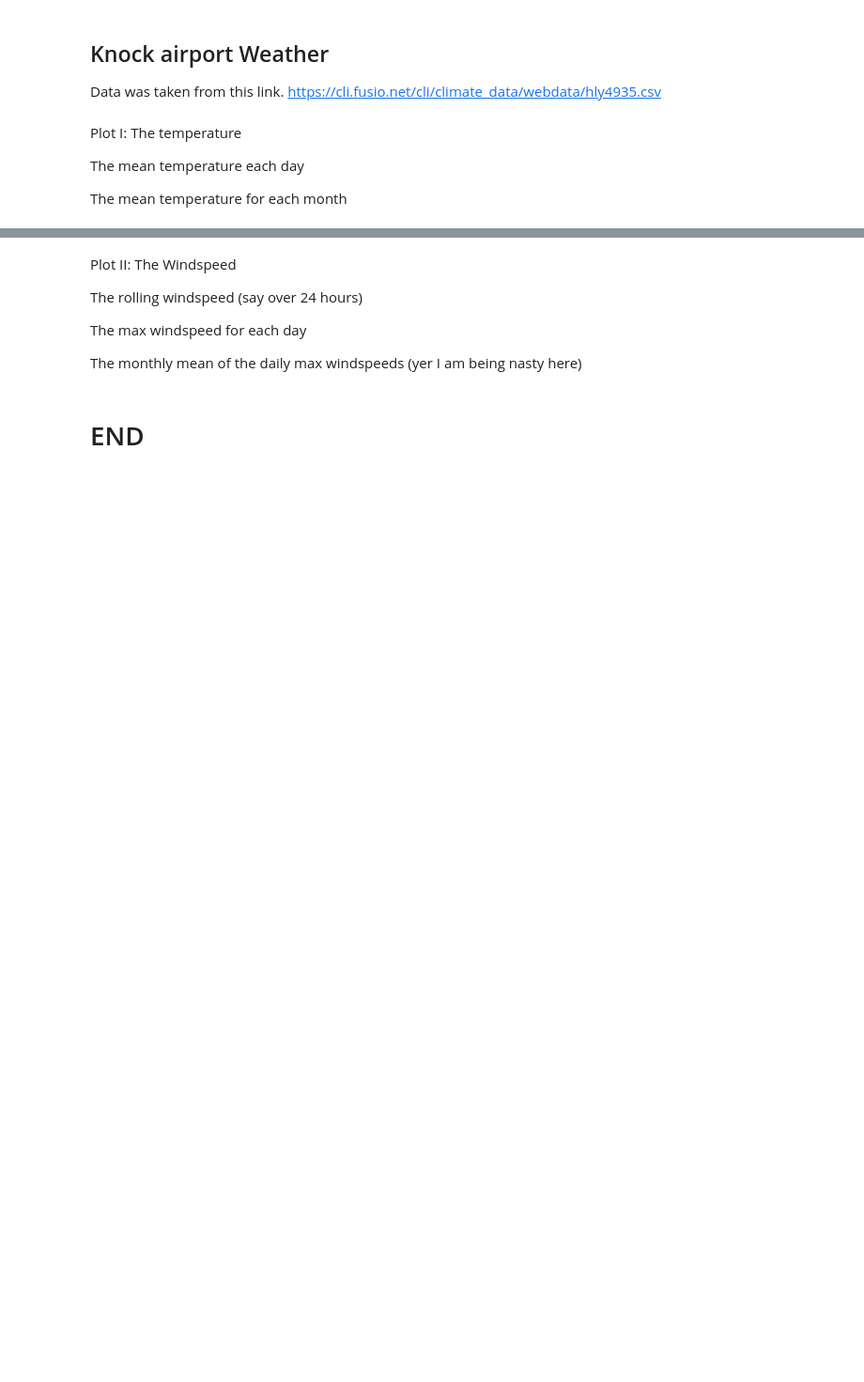
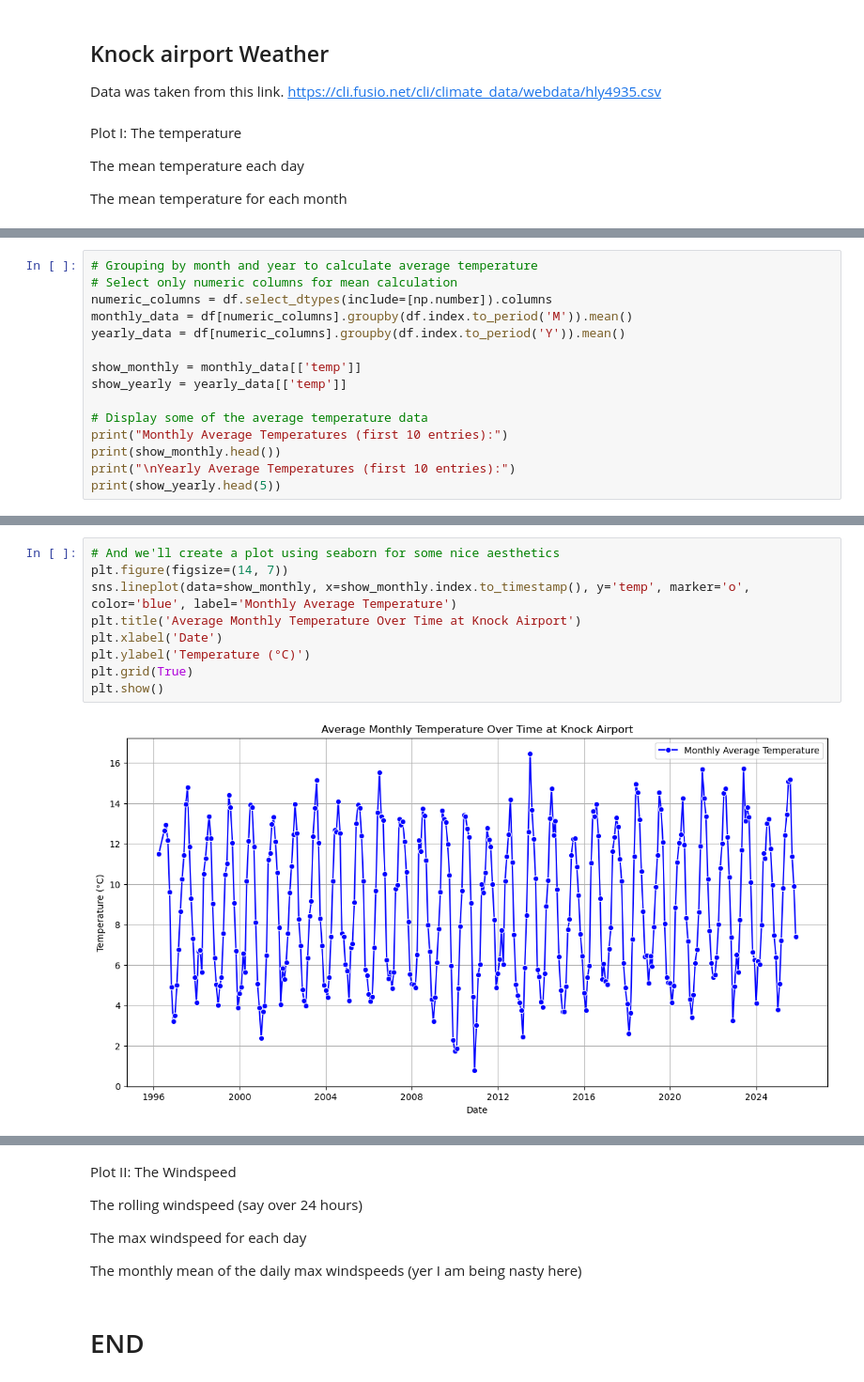
Before and after one commit to marianemcgrath/pfda, a Jupyter notebook: assignment/assignment06_weather.ipynb, the cells around one changed output, grey strips where cells are left out. Shown: that part at 94% size. Saved outputs shown, nothing was run; the diff lists cells and outputs as text; blank space fills up the shorter version.

```diff
--- a/assignment/assignment06_weather.ipynb
+++ b/assignment/assignment06_weather.ipynb
@@ -179,0 +143,15 @@ Created hourly datetime index
+# %%
+# Grouping by month and year to calculate average temperature
+# Select only numeric columns for mean calculation
+numeric_columns = df.select_dtypes(include=[np.number]).columns
+monthly_data = df[numeric_columns].groupby(df.index.to_period('M')).mean()
+yearly_data = df[numeric_columns].groupby(df.index.to_period('Y')).mean()
+
+show_monthly = monthly_data[['temp']]
+show_yearly = yearly_data[['temp']]
+
+# Display some of the average temperature data
+print("Monthly Average Temperatures (first 10 entries):")
+print(show_monthly.head())
+print("\nYearly Average Temperatures (first 10 entries):")
+print(show_yearly.head(5))
@@ -179,0 +176,11 @@ Created hourly datetime index
+# %%
+# And we'll create a plot using seaborn for some nice aesthetics
+plt.figure(figsize=(14, 7))
+sns.lineplot(data=show_monthly, x=show_monthly.index.to_timestamp(), y='temp', marker='o', color='blue', label='Monthly Average Temperature')
+plt.title('Average Monthly Temperature Over Time at Knock Airport')
+plt.xlabel('Date')
+plt.ylabel('Temperature (°C)')
+plt.grid(True)
+plt.show()
+# %% [output]
+[figure, added]
```
Also changed, not shown: parts of 14 cells of this notebook, 1 other file.
